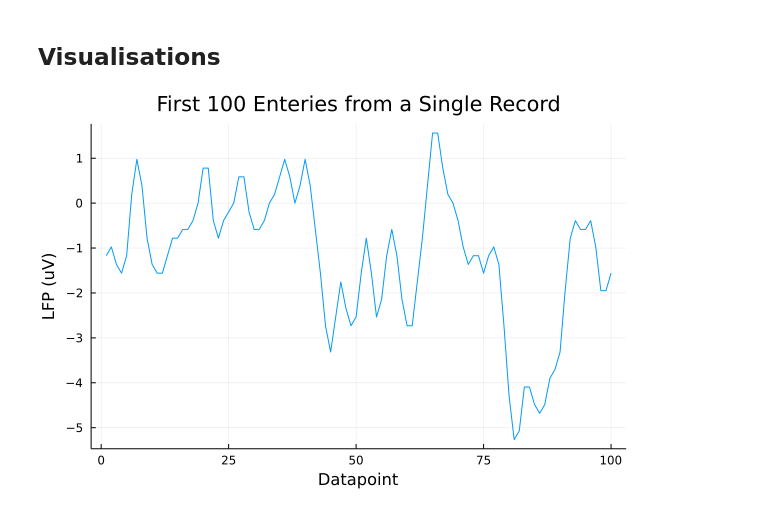
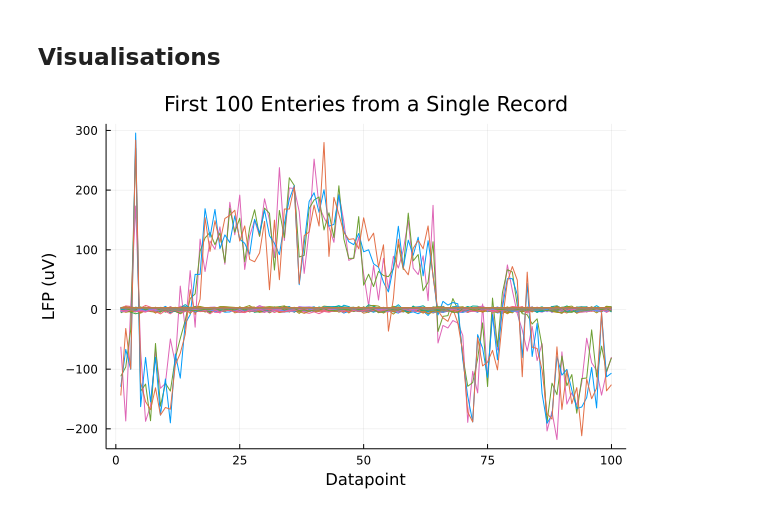
Before and after one commit to alexelwood14/O2-LFP-modelling, a Jupyter notebook: src/visualisations.ipynb, the cells around one changed output. Saved outputs shown, nothing was run; the diff lists cells and outputs as text; code cells hidden in the pictures.

Commit message:
First visualisation complete

```diff
--- a/src/visualisations.ipynb
+++ b/src/visualisations.ipynb
@@ -9,12 +9,17 @@ using StatsPlots
 # %% [markdown]
 ## Importing
 # %%
-lfp_files_xml = root(readxml("../data/Exp 1/R4/2022-05-10_15-56-32/Record Node 101/Continuous_Data.openephys"))
-recording = firstelement(firstelement(lfp_files_xml))
+# Get the XML metadata file
+data_path = "Exp 1/2022-05-10_15-02-25/Record Node 101/"
+files_xml = root(readxml("../data/$(data_path)Continuous_Data.openephys"))
+recording = firstelement(firstelement(files_xml))
+
+# Format XML data into Dict
 files = Dict("processor" => recording["id"], "name" => [], "filename" => [], "position" => [], "bitVolts" => [])
 for elem in eachelement(recording)
     push!(files["name"], elem["name"])
-    push!(files["filename"], elem["filename"])
+    filename = replace(elem["filename"], r"continuous$"=>"")
+    push!(files["filename"], "$(filename)npz")
     push!(files["position"], elem["position"])
     push!(files["bitVolts"], elem["bitVolts"])
 end
@@ -53,9 +34,21 @@ lfp_data = npzread("$(path)100_CH1.npz", ["data"])["data"]
+# %%
+# Indexing lfp_data[channel, datapoint]
+
+n_datapoints = length(npzread("../data/formatted-lfp/$(data_path)$(files["filename"][1])", ["data"])["data"])
+n_channels = length(files["filename"])
+lfp_data = Array{Float32}(undef, n_channels, n_datapoints)
+for i in 1:length(files["filename"])
+    lfp_data[i, :] = npzread("../data/formatted-lfp/$(data_path)$(files["filename"][i])", ["data"])["data"]
+end
 # %% [markdown]
 ## Visualisations
 # %%
-plot(lfp_data[1:100], legend=false)
+plot(lfp_data[1,1:100], legend=false)
+for i in 2:n_channels
+    plot!(lfp_data[i,1:100], legend=false)
+end
 title!("First 100 Enteries from a Single Record")
 xlabel!("Datapoint")
 ylabel!("LFP (uV)")
 # %% [output]
-[figure, old version]
+[figure, new version]
```
Also changed, not shown: parts of 2 cells of this notebook.
